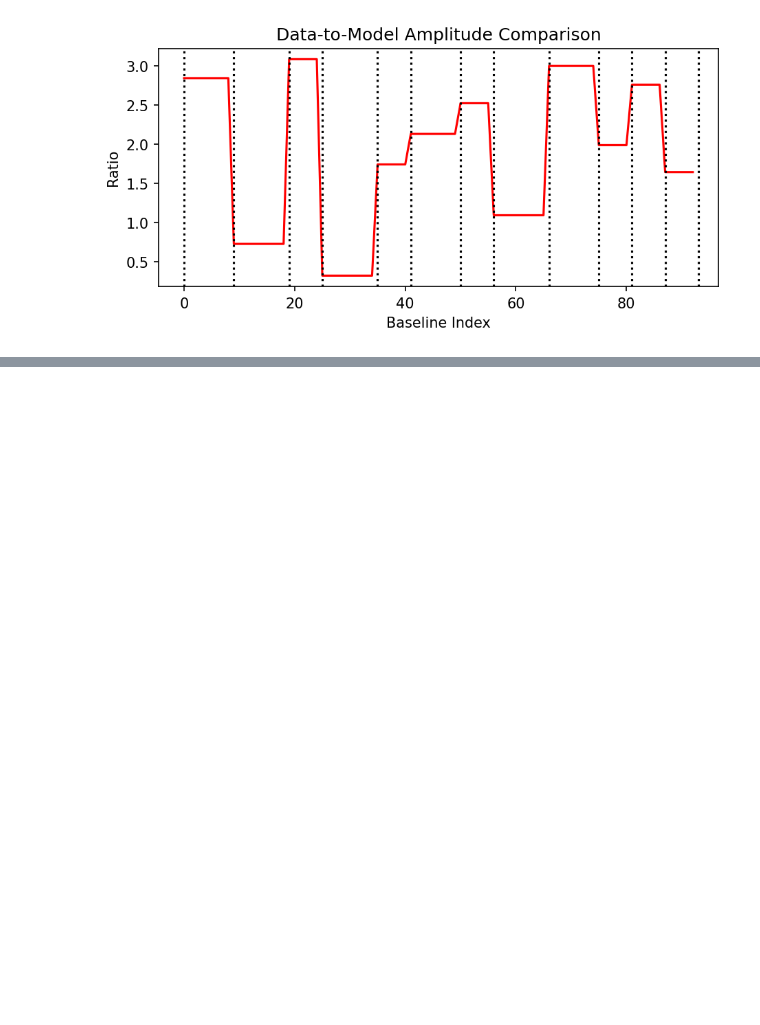
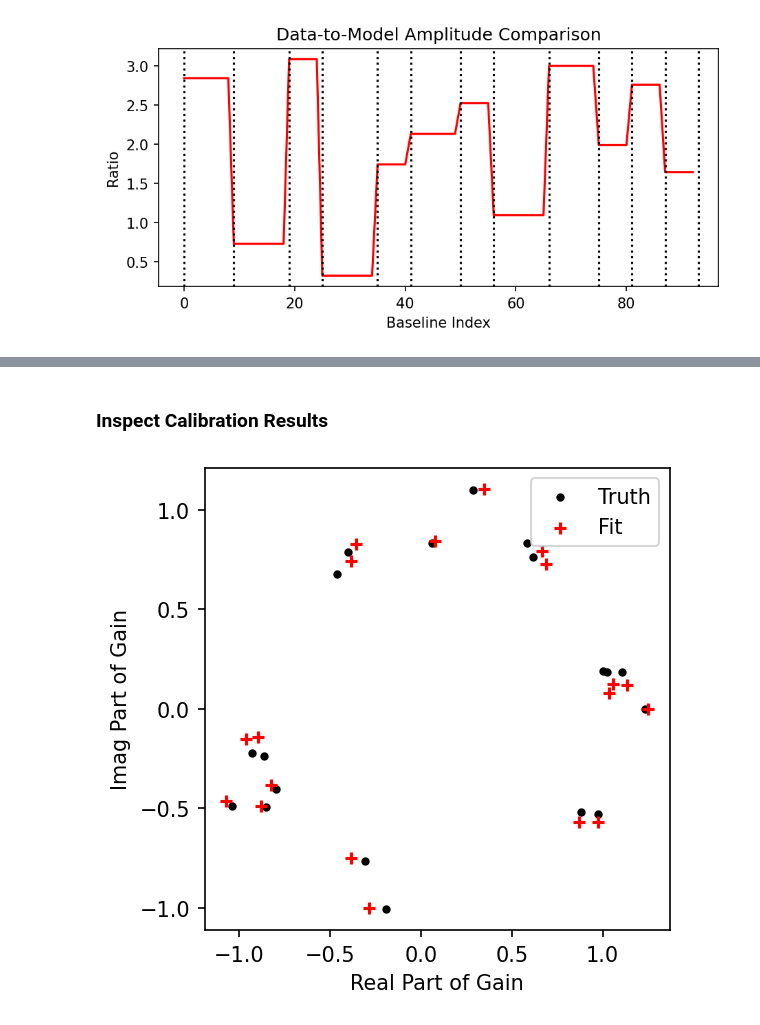
Before and after one commit to r-pascua/corrcal, a Jupyter notebook: docs/tutorials/calibration_example.ipynb, the cells around one changed output, grey strips where cells are left out. Saved outputs shown, nothing was run; the diff lists cells and outputs as text; code cells hidden in the pictures; blank space fills up the shorter version.

Commit message:
tutorial: finish main content in tutorial
Still need to update figure descriptions and do a final check.

```diff
--- a/docs/tutorials/calibration_example.ipynb
+++ b/docs/tutorials/calibration_example.ipynb
@@ -651,0 +575,4 @@ ValueError: too many values to unpack (expected 2)
+# %%
+autocorr = uvdata.get_data(0, 0, "xx")[0,0]
+noise_amp = 1e-4 * autocorr  # This is radiometer with dnu dt = 1e8
+noise = np.ones(ant_1_array.size, dtype=complex) * noise_amp
@@ -651,0 +650,18 @@ ValueError: too many values to unpack (expected 2)
+# %% [markdown]
+### Inspect Calibration Results
+# %%
+gain_soln = corrcal.utils.rephase_to_ant(
+    result.x[::2] + 1j*result.x[1::2], 0
+)
+true_gains = corrcal.utils.rephase_to_ant(true_gains, 0)
+# %%
+# First, let's look at the gain solutions in the complex plane.
+fig, ax = plt.subplots(1, 1, figsize=(4,4), dpi=150)
+ax.set_xlabel("Real Part of Gain")
+ax.set_ylabel("Imag Part of Gain")
+
+ax.scatter(true_gains.real, true_gains.imag, color="k", marker=".", label="Truth")
+ax.scatter(gain_soln.real, gain_soln.imag, color="r", marker="+", label="Fit")
+ax.legend();
+# %% [output]
+[figure, added]
```
Also changed, not shown: parts of 44 cells of this notebook.
